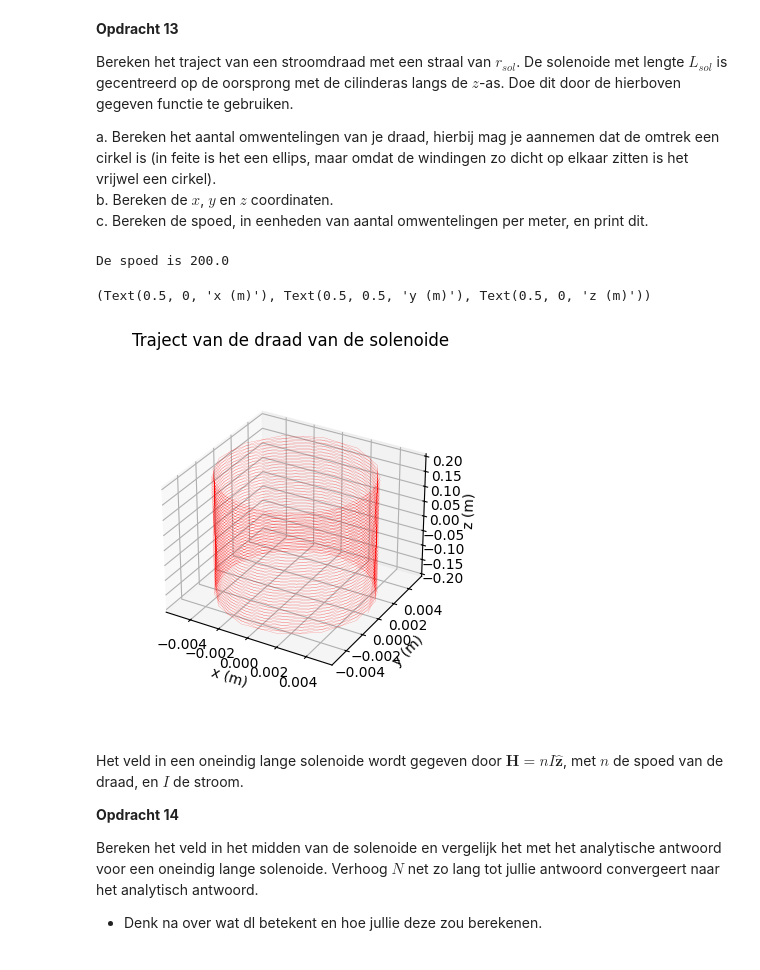
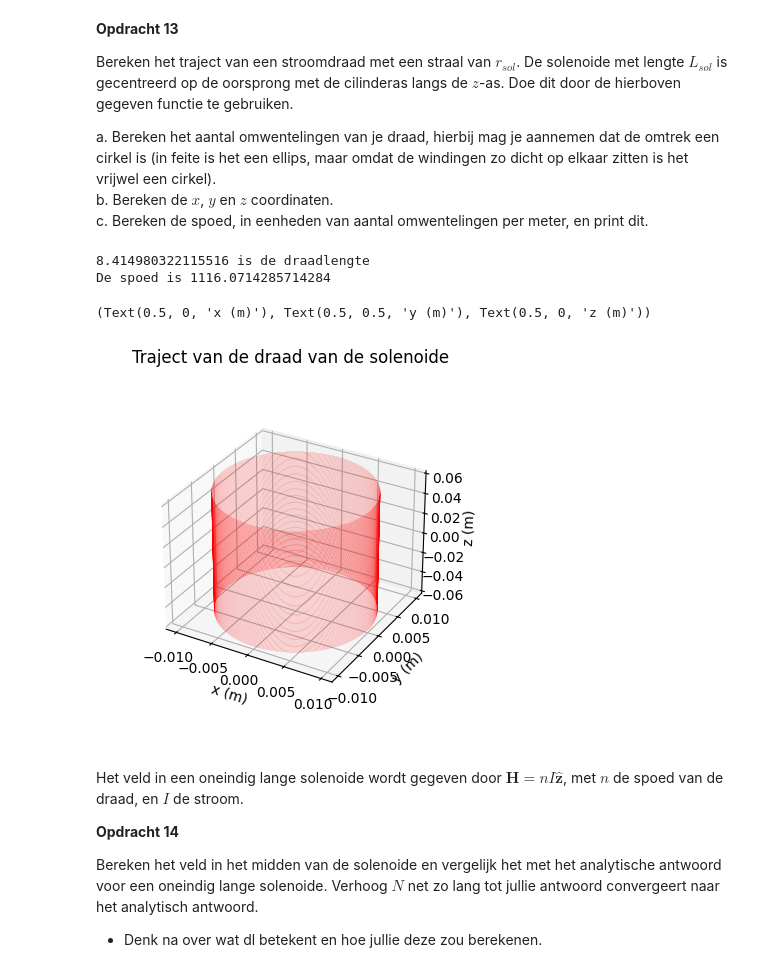
Before and after one commit to T-L-cc/opdrachten-DEF-D, a Jupyter notebook: 2KrachtactuatorOpdracht/KrachtactuatorOpdracht.ipynb, the cells around one changed output. Drawn from its saved outputs; the diff is of its cells as text; code cells hidden in the pictures.

```diff
--- a/2KrachtactuatorOpdracht/KrachtactuatorOpdracht.ipynb
+++ b/2KrachtactuatorOpdracht/KrachtactuatorOpdracht.ipynb
@@ -351,5 +351,5 @@ Bereken met deze functie alle componenten van het magneetveld voor een veldposit
 # %%
-L_draad = 1
+L_draad = 0.1
 dl = np.array([0, 0, L_draad/64])
 r_field = np.array([0.1, 0, 0])
 r_source = np.array([0, 0, 0])
@@ -368,7 +368,7 @@ dH_num = field_current_element(r_field, r_source, dl)
 
 # Correct analytical
 r = r_field - r_source
-correct_analytical = (I / (4 * np.pi)) * np.linalg.norm(np.cross(dl, r)) / (np.linalg.norm(r)**3)
+correct_analytical = (I / (4 * np.pi)) * (L_draad/64) / (np.sum((r_field - r_source)**2))
 
 print('The analytical answer is ' + str(correct_analytical) + ' A/m in the y-direction')
 
@@ -448,26 +448,28 @@ a. Bereken het aantal omwentelingen van je draad, hierbij mag je aannemen dat de
 b. Bereken de $x$, $y$ en $z$ coordinaten.\
 c. Bereken de spoed, in eenheden van aantal omwentelingen per meter, en print dit.
 # %%
-l_draad = 7.012483601762931 # Lengte draad
-r_sol = 0.005 # Straal solenoide
-L_sol = 0.4 # Lengte solenoide
-N = 80# Aantal wikkeling
-
-spoed = N/L_sol
+I = 0.5
+r_sol = 0.01
+L_sol = 0.12
+L_draad = draadlengte(9,0.5,1e-4)
+aantal_omwentelingen = L_draad/(2*np.pi*r_sol) # Aantal wikkeling
+spoed = aantal_omwentelingen/L_sol
+N=10000
 
 print("De spoed is " + str(spoed))
 
-x, y, z = parametrisatie(1000,r_sol,N,L_sol)
+x, y, z = parametrisatie(N,r_sol,aantal_omwentelingen,L_sol)
 # Enkele plots
 ax=plt.figure().add_subplot(projection='3d')
 plt.title('Traject van de draad van de solenoide')
 plt.plot(x, y, z, '-r', linewidth=0.1)
 ax.set_box_aspect(aspect=None, zoom=0.8)
 ax.set_xlabel('x (m)'), ax.set_ylabel('y (m)'), ax.set_zlabel('z (m)')
 # %% [output]
-De spoed is 200.0
+8.414980322115516 is de draadlengte
+De spoed is 1116.0714285714284
 (Text(0.5, 0, 'x (m)'), Text(0.5, 0.5, 'y (m)'), Text(0.5, 0, 'z (m)'))
-[figure, old version]
+[figure, new version]
 # %% [markdown]
 Het veld in een oneindig lange solenoide wordt gegeven door $\mathbf{H} = n I \hat{\mathbf{z}}$, met $n$ de spoed van de draad, en $I$ de stroom.
 
```
Also changed, not shown: parts of 10 cells of this notebook.
